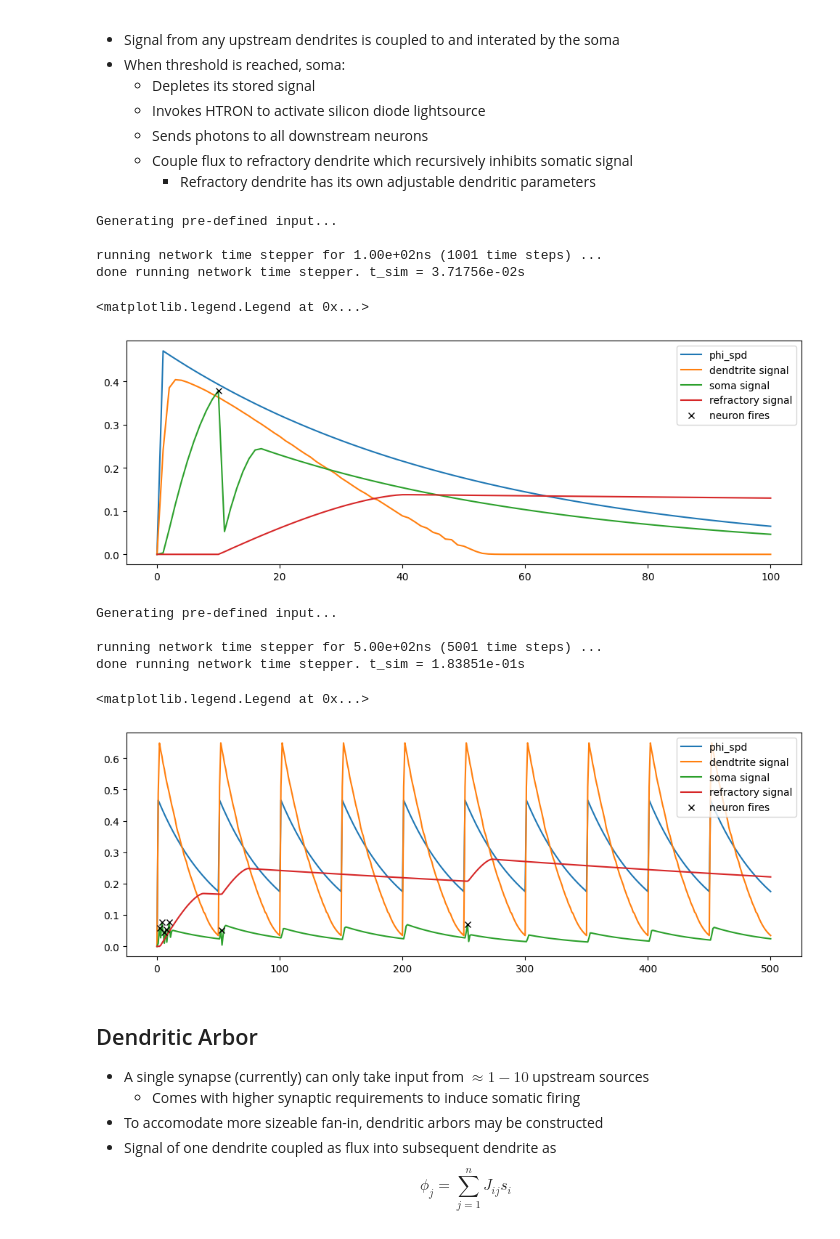
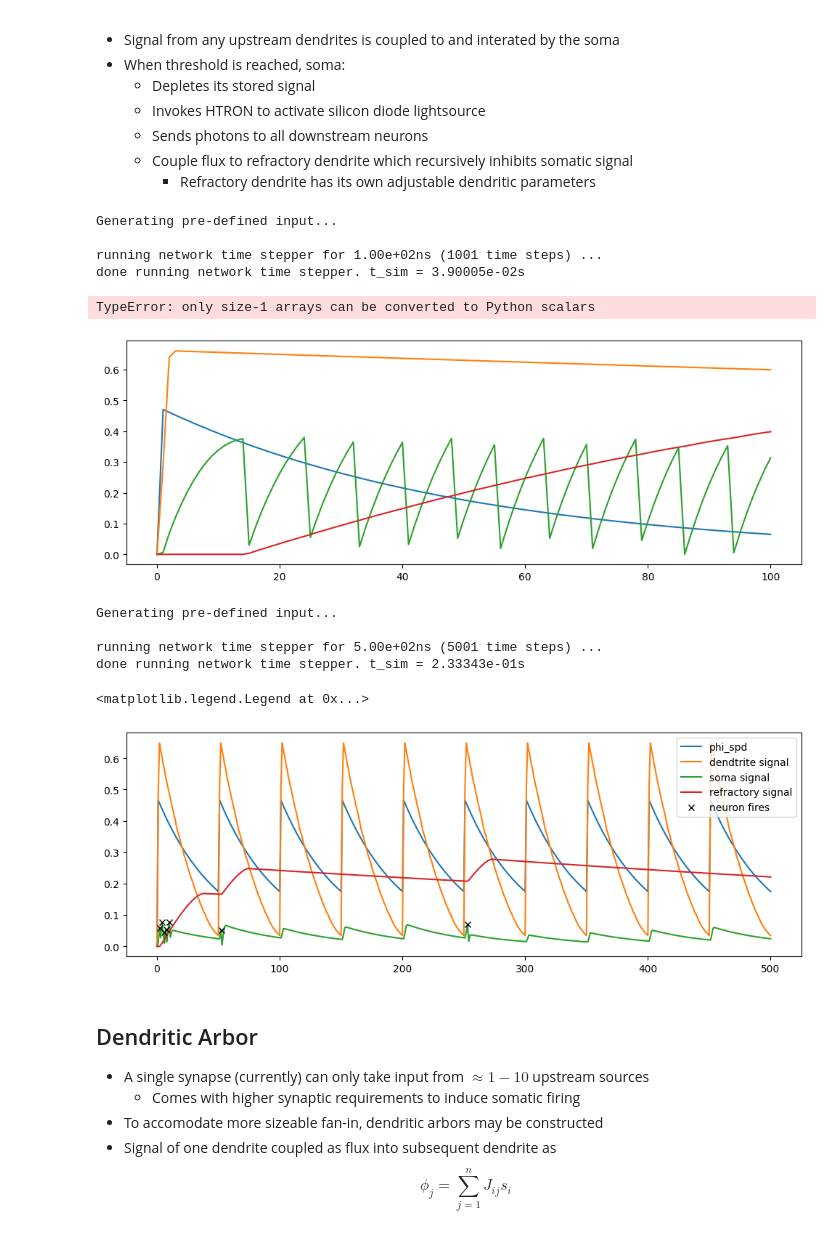
Before and after one commit to ryangitsit/sim_soens, a Jupyter notebook: soen_tutorial.ipynb, the cells around one changed output. Cells and saved outputs as stored; diff of their text form; code cells hidden in the pictures.

```diff
--- a/soen_tutorial.ipynb
+++ b/soen_tutorial.ipynb
@@ -164,7 +165,7 @@ s_max_n  =  0.7553237900539593
 # %%
 dendritic_signals = []
 taus = np.arange(0,1000,100)
-default_neuron_params['beta_di'] = np.pi*2*1e4
+default_neuron_params['beta_di'] = np.pi*3*1e2
 plt.figure(figsize=(12,6))
 for tau in taus:
 
@@ -217,39 +218,39 @@ done running network time stepper. t_sim = 7.94888e-02s
 # %%
 default_neuron_params["s_th_factor_n"] = 0.5
 default_neuron_params['w_dn'] = 1
-default_neuron_params['tau_di'] = 1
+default_neuron_params['tau_di'] = 1000
 default_neuron_params['tau_ref'] = 1000
 def_spikes = [[0],[.5]]
 input_ = SuperInput(channels=1, type='defined', defined_spikes=def_spikes, duration=100)
 
 sing = CustomNeurons(type='single',**default_neuron_params)
 sing.synapse.add_input(input_.signals[0])
 
 net = network(name = 'network_under_test')
 net.add_neuron(sing.neuron)
 net.run_sim(dt = .1, tf = 100)
 net.get_recordings()
 
 spd = sing.dendrite.synaptic_inputs[1].phi_spd
 dend_s = sing.dendrite.s
 signal = net.neurons[1].dend__nr_ni.s
 ref = net.neurons[1].dend__ref.s
 
 plt.figure(figsize=(12,4))
 plt.plot(spd[::10], label='phi_spd')
 plt.plot(dend_s[::10], label='dendtrite signal')
 plt.plot(signal[::10], label='soma signal')
 plt.plot(ref[::10], label='refractory signal')
 # plt.plot(net.spikes[1]*1000,net.spikes[0],'xk', label='neuron fires')
 plt.plot(net.spikes[1]*1000,signal[::10][int(net.spikes[1]*1000)],'xk', label='neuron fires')
 plt.legend()
 # %% [output]
 Generating pre-defined input...
 
 running network time stepper for 1.00e+02ns (1001 time steps) ...
-done running network time stepper. t_sim = 3.71756e-02s
+done running network time stepper. t_sim = 3.90005e-02s
-<matplotlib.legend.Legend at 0x...>
+TypeError: only size-1 arrays can be converted to Python scalars
-[figure, old version]
+[figure, new version]
 # %%
 # define spike times
 times = np.arange(0,500,50)
@@ -292,7 +293,7 @@ plt.legend()
 Generating pre-defined input...
 
 running network time stepper for 5.00e+02ns (5001 time steps) ...
-done running network time stepper. t_sim = 1.83851e-01s
+done running network time stepper. t_sim = 2.33343e-01s
 <matplotlib.legend.Legend at 0x...>
 [figure]
 # %% [markdown]
```
Also changed, not shown: parts of 13 cells of this notebook, 1 other file.
